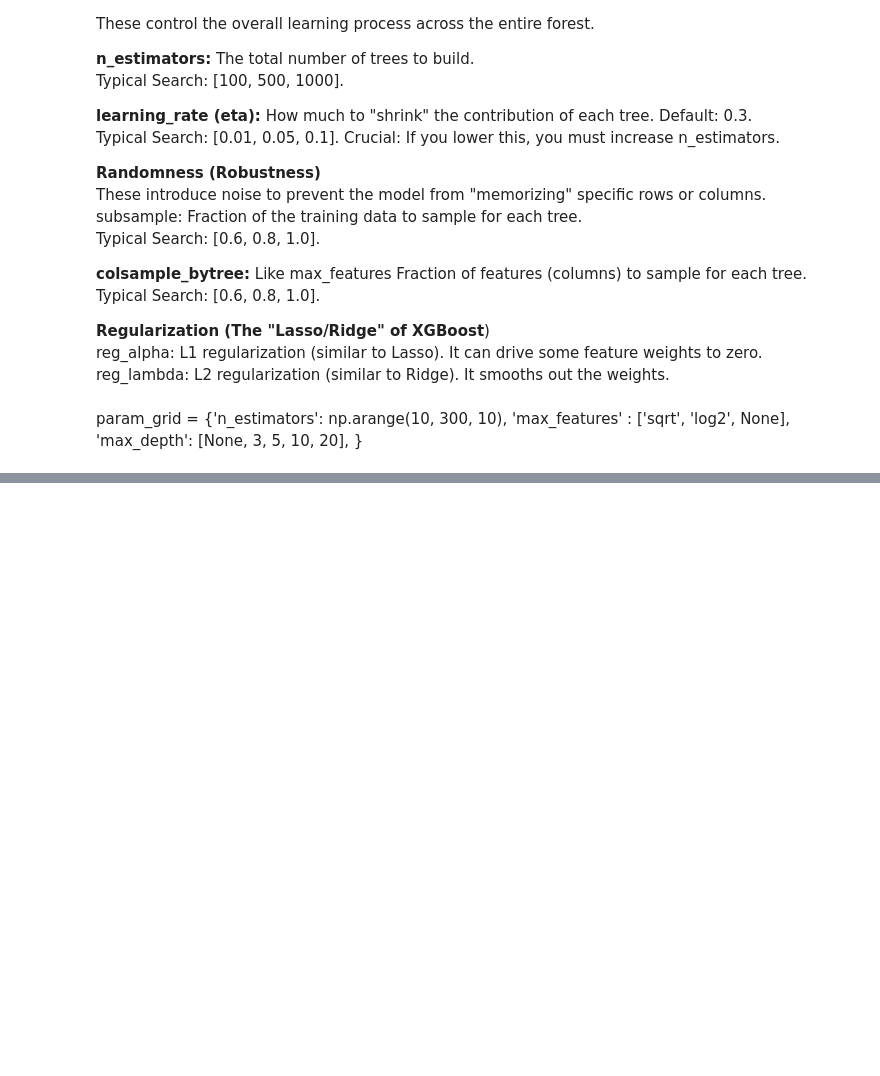
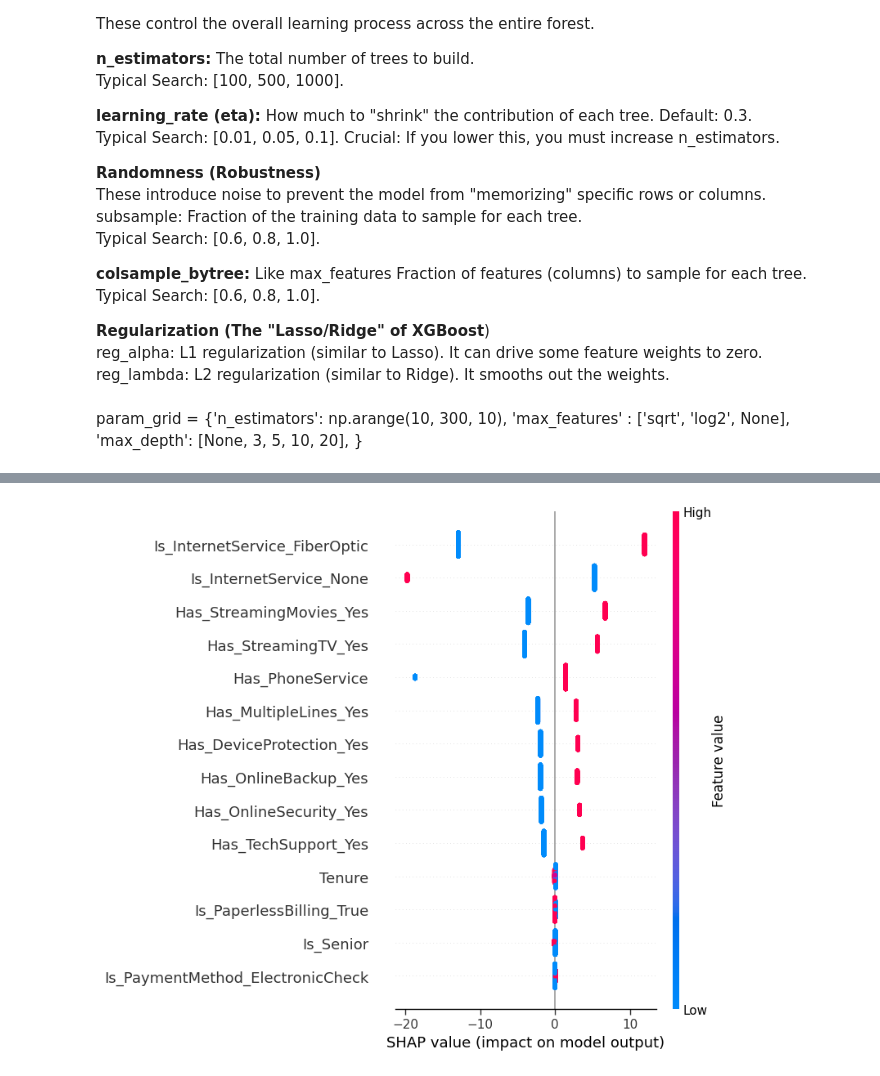
Before and after one commit to kitlapp/Telco_ML, a Jupyter notebook: Regression_ML_Katerina.ipynb, the cells around one changed output, grey strips where cells are left out. Saved outputs shown, nothing was run; the diff lists cells and outputs as text; code cells hidden in the pictures; blank space fills up the shorter version.

```diff
--- a/Regression_ML_Katerina.ipynb
+++ b/Regression_ML_Katerina.ipynb
@@ -1195,0 +1251,14 @@ regr_results = pd.concat([regr_results, pd.json_normalize({'Model': 'XGRegressor
+# %%
+#Visualize information through SHAP - Use Linear Explainer
+
+explainer_lasso = shap.LinearExplainer(lasso_regr, X_train)
+
+# Calculate the SHAP values for the test set
+# This calculates how much each feature contributed to each individual prediction
+shap_values_lasso = explainer_lasso.shap_values(X_test)
+
+#Create a Beeswarm Plot
+# global feature impact
+shap.summary_plot(shap_values_lasso, X_test)
+# %% [output]
+[figure, added]
```
Also changed, not shown: parts of 38 cells of this notebook.
